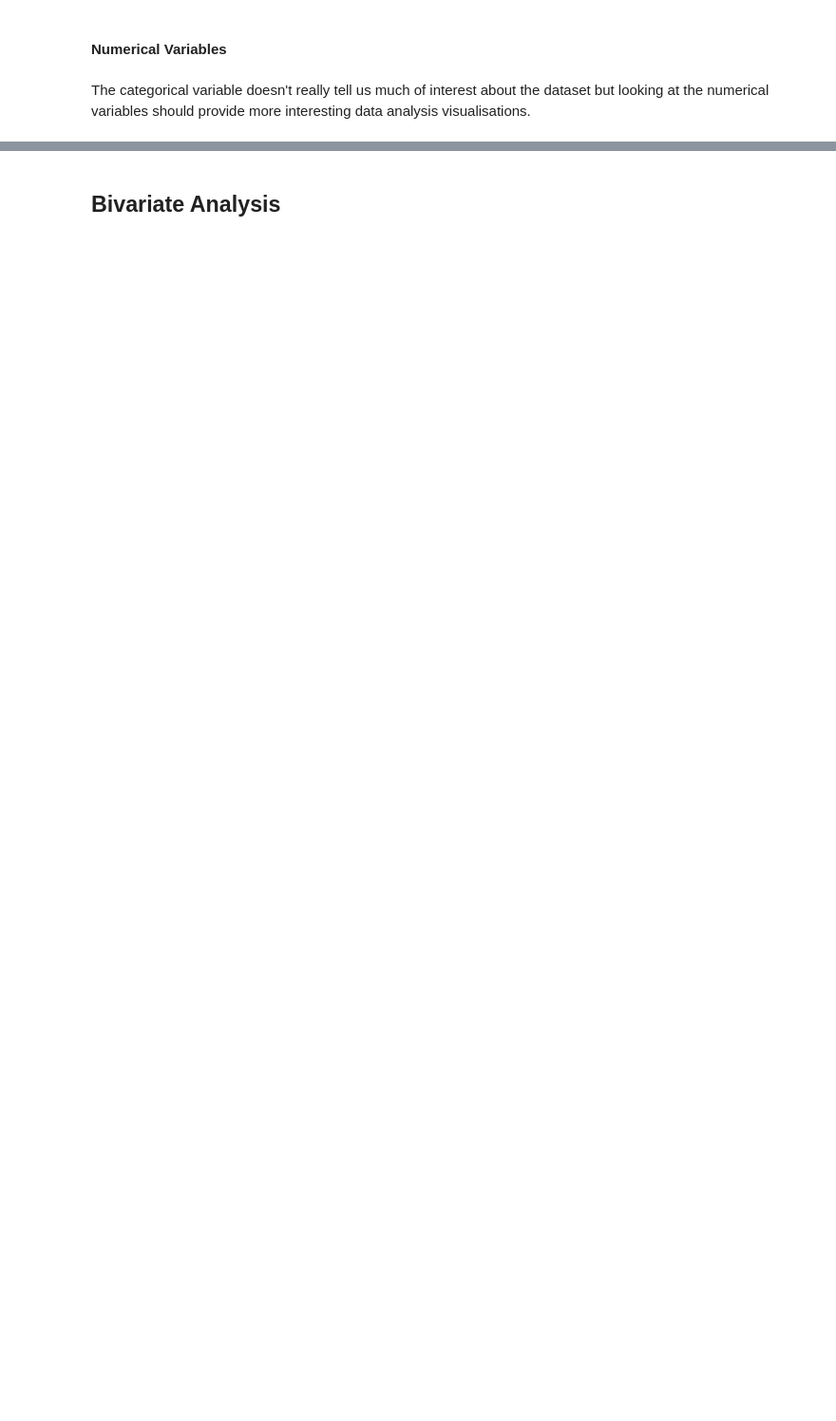
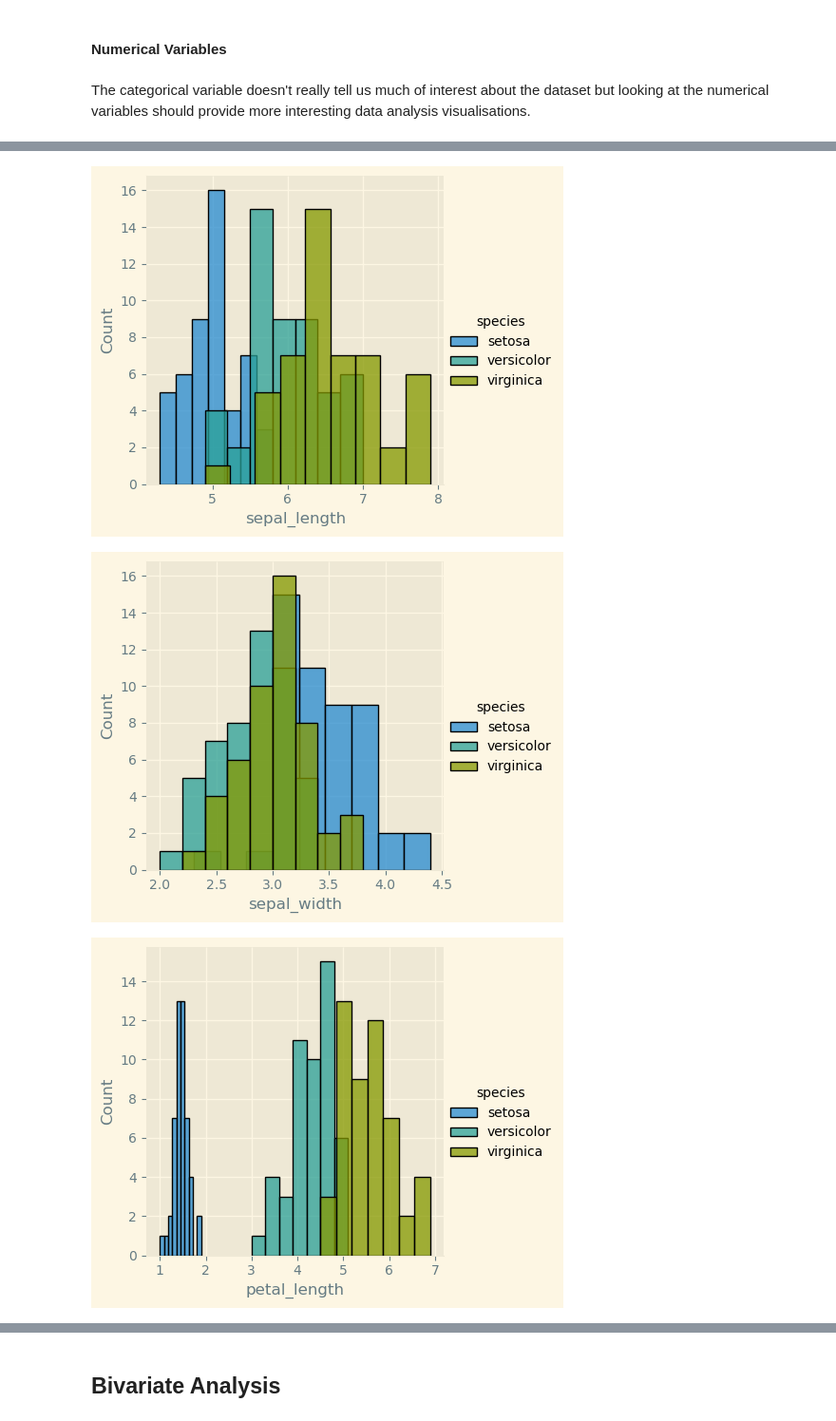
Before and after one commit to lgrealish/foda23, a Jupyter notebook: project.ipynb, the cells around one changed output, grey strips where cells are left out. Shown at 95% size. Drawn from its saved outputs; the diff is of its cells as text; code cells hidden in the pictures; blank space fills up the shorter version.

```diff
--- a/project.ipynb
+++ b/project.ipynb
@@ -376,0 +504,13 @@ plt.tight_layout();
+# %%
+# Generate histograms for each numerical variable with each of the species clearly highlighted
+
+sns.FacetGrid(df, hue="species", height=4).map(sns.histplot, "sepal_length").add_legend()
+sns.FacetGrid(df, hue="species", height=4).map(sns.histplot, "sepal_width").add_legend()
+sns.FacetGrid(df, hue="species", height=4).map(sns.histplot, "petal_length").add_legend()
+sns.FacetGrid(df, hue="species", height=4).map(sns.histplot, "petal_width").add_legend()
+
+plt.show()
+# %% [output]
+[figure, added]
+[figure, added]
+[figure, added]
```
Also changed, not shown: parts of 26 cells of this notebook.
